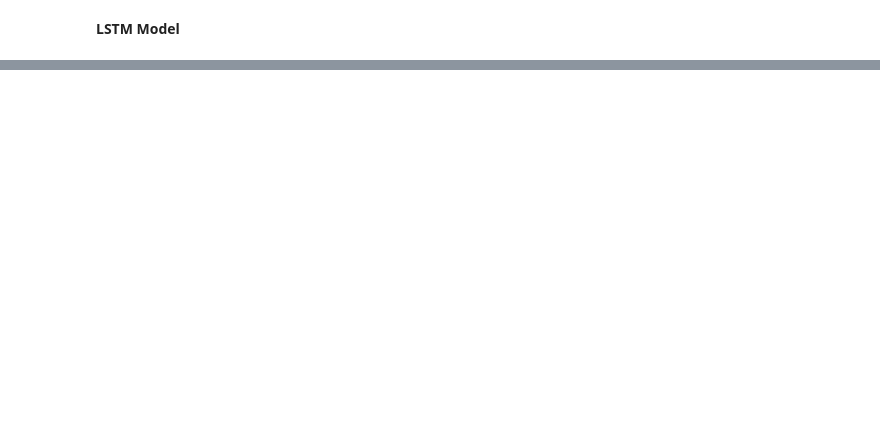
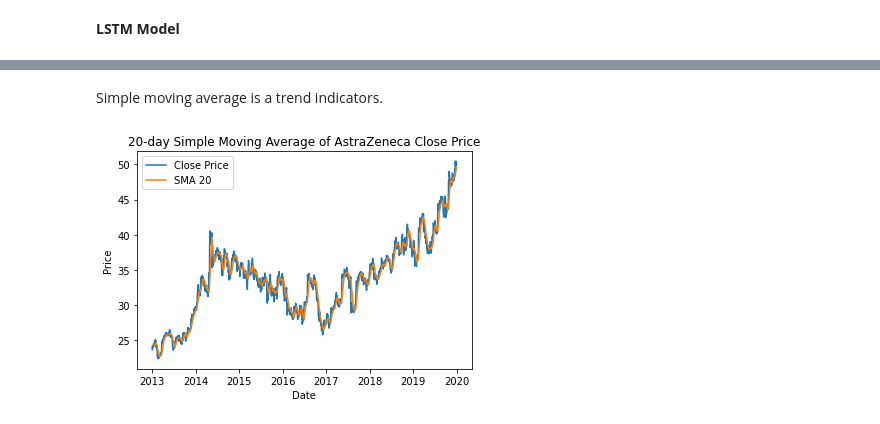
Before and after one commit to melaniaczobit/Predicting-AstraZeneca-Stock-Movement, a Jupyter notebook: AstraZeneca_Stock_Prices.ipynb, the cells around one changed output, grey strips where cells are left out. Drawn from its saved outputs; the diff is of its cells as text; code cells hidden in the pictures; blank space fills up the shorter version.

```diff
--- a/AstraZeneca_Stock_Prices.ipynb
+++ b/AstraZeneca_Stock_Prices.ipynb
@@ -560,0 +733,14 @@ from keras.layers import LSTM
+# %% [markdown]
+Simple moving average is a trend indicators.
+# %%
+df['SMA20'] = talib.SMA(df['Close'], timeperiod=20)
+
+plt.plot(df['Close'], label='Close Price')
+plt.plot(df['SMA20'], label='SMA 20')
+plt.legend()
+plt.title('20-day Simple Moving Average of AstraZeneca Close Price')
+plt.xlabel('Date')
+plt.ylabel('Price')
+plt.show()
+# %% [output]
+[figure, added]
```
Also changed, not shown: parts of 52 cells of this notebook.
